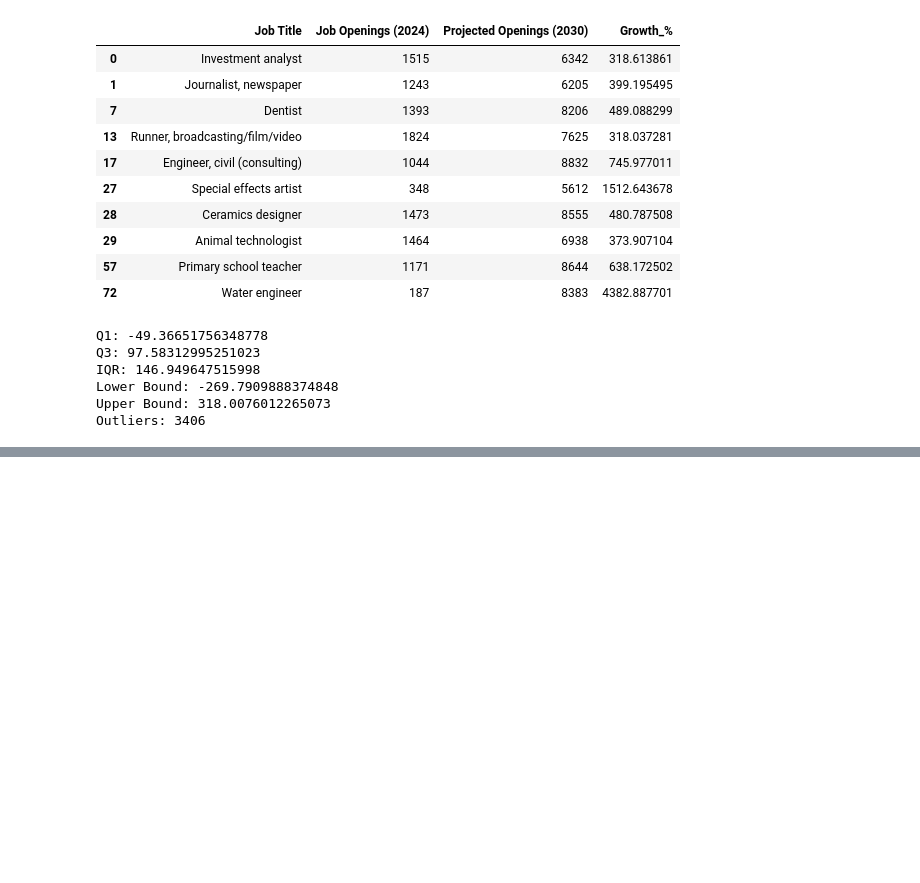
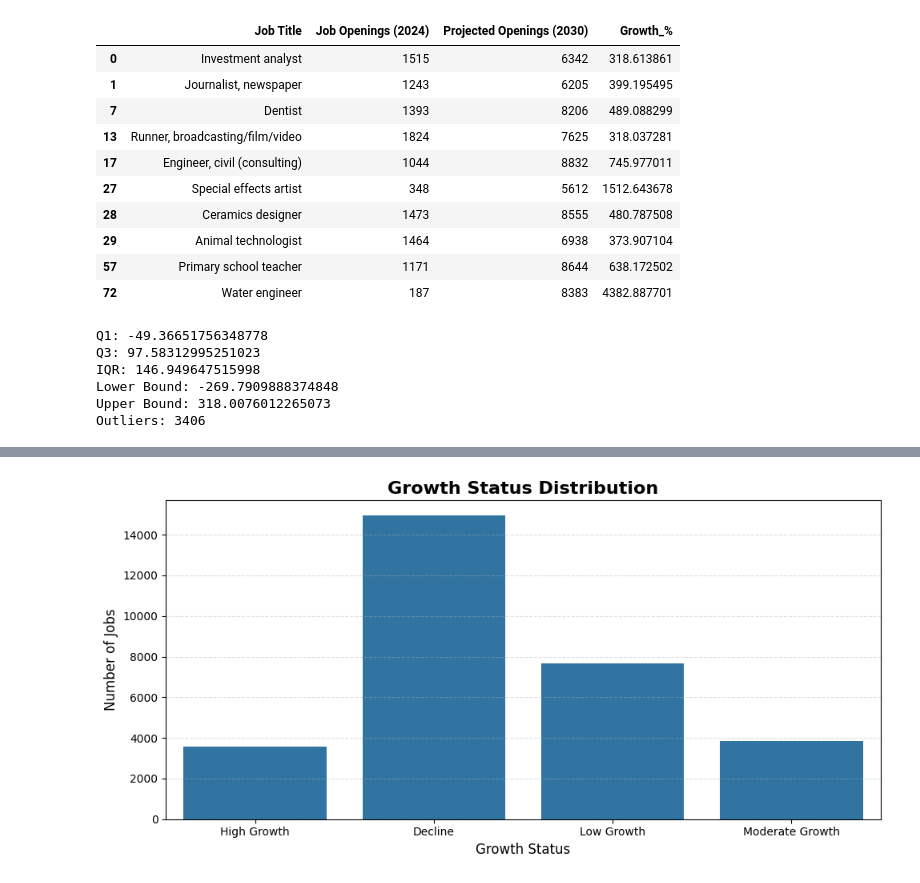
Before and after one commit to AJ0043/AI-Future-of-Jobs-Intelligence-Platform, a Jupyter notebook: AI_Adoption_&_Growth_Analysis.ipynb, the cells around one changed output, grey strips where cells are left out. Cells and saved outputs as stored; diff of their text form; code cells hidden in the pictures; blank space fills up the shorter version.

```diff
--- a/AI_Adoption_&_Growth_Analysis.ipynb
+++ b/AI_Adoption_&_Growth_Analysis.ipynb
@@ -2821,3 +2821,17 @@ IQR: 146.949647515998
 Lower Bound: -269.7909888374848
 Upper Bound: 318.0076012265073
 Outliers: 3406
+# %%
+# Feature Construction - Growth Status
+
+def growth_status(x):
+    if x < 0:
+        return "Decline"
+    elif x <= 100:
+        return "Low Growth"
+    elif x <= 300:
+        return "Moderate Growth"
+    else:
+        return "High Growth"
+
+Featuring["Growth_Status"] = Featuring["Growth_%"].apply(growth_status)
@@ -2823,0 +2864,25 @@ Outliers: 3406
+# %%
+# Growth Status Distribution
+
+plt.figure(figsize=(10, 5))
+
+sns.countplot(
+    data=Featuring,
+    x="Growth_Status"
+)
+
+plt.title(
+    "Growth Status Distribution",
+    fontsize=16,
+    fontweight="bold"
+)
+
+plt.xlabel("Growth Status", fontsize=12)
+plt.ylabel("Number of Jobs", fontsize=12)
+
+plt.grid(axis="y", linestyle="--", alpha=0.4)
+
+plt.tight_layout()
+plt.show()
+# %% [output]
+[figure, added]
```
Also changed, not shown: parts of 28 cells of this notebook.
